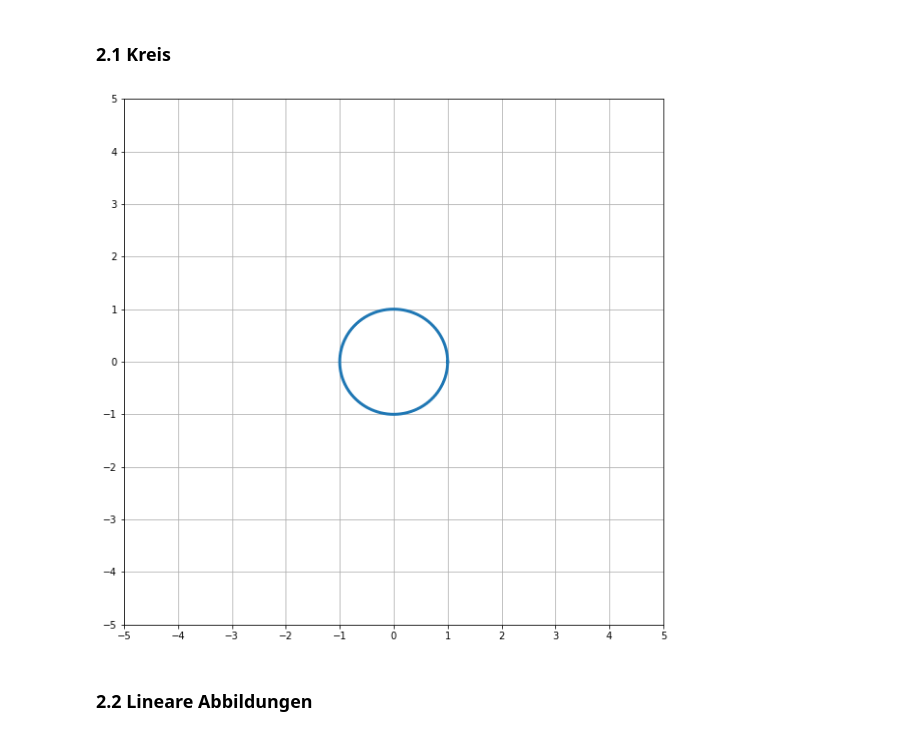
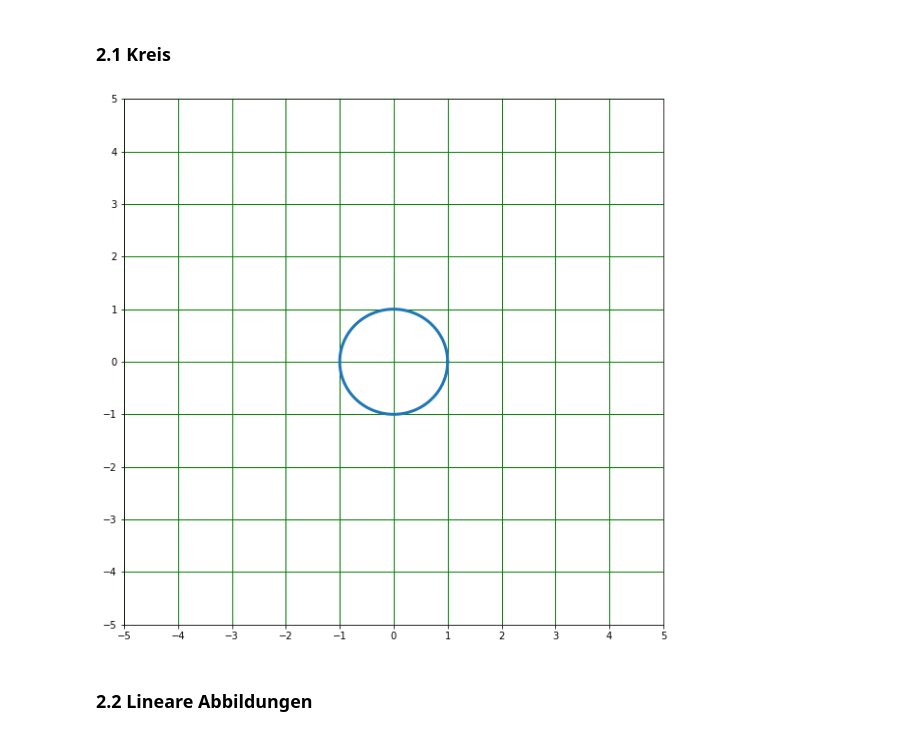
Before and after one commit to greatmerlin/SA_Lineare_Transformationen, a Jupyter notebook: Lineare_Transformationen.ipynb, the cells around one changed output. Cells and saved outputs as stored; diff of their text form; code cells hidden in the pictures.

```diff
--- a/Lineare_Transformationen.ipynb
+++ b/Lineare_Transformationen.ipynb
@@ -189,10 +261,7 @@ $ f o g = f(g(x)) $
 # %% [markdown]
 ### 2.1 Kreis
 # %%
-# Importieren Numpy und Matplotlib
-import numpy as np
-import matplotlib.pyplot as plt
-from matplotlib.pyplot import figure
+# Kreis Definieren und Darstellen
 
 def kreisLinAb(e1, e2):
 
@@ -218,21 +287,20 @@ def kreisLinAb(e1, e2):
         y[i] = linAb[1]
 
     # Darstellen den Kreis
-    plt.figure(figsize=(10,10))
-    plt.xlim(-5,5)
-    plt.ylim(-5,5)
-    plt.xticks(np.arange(-5, 6, 1.0))
-    plt.yticks(np.arange(-5, 6, 1.0))
-    plt.grid()
+
     plt.plot(x, y, linewidth = 3.0)
     plt.show()
 # %%
 e1 = np.array([1, 0])
 e2 = np.array([0, 1])
 
+x_lim = [-5,5]
+y_lim = [-5,5]
+setup_plot_figure(x_lim, y_lim)
+draw_grid(e1, e2, x_lim, y_lim)
 kreisLinAb(e1, e2)
 # %% [output]
-[figure, old version]
+[figure, new version]
 # %% [markdown]
 ### 2.2 Lineare Abbildungen
 # %% [markdown]
```
Also changed, not shown: parts of 25 cells of this notebook.
